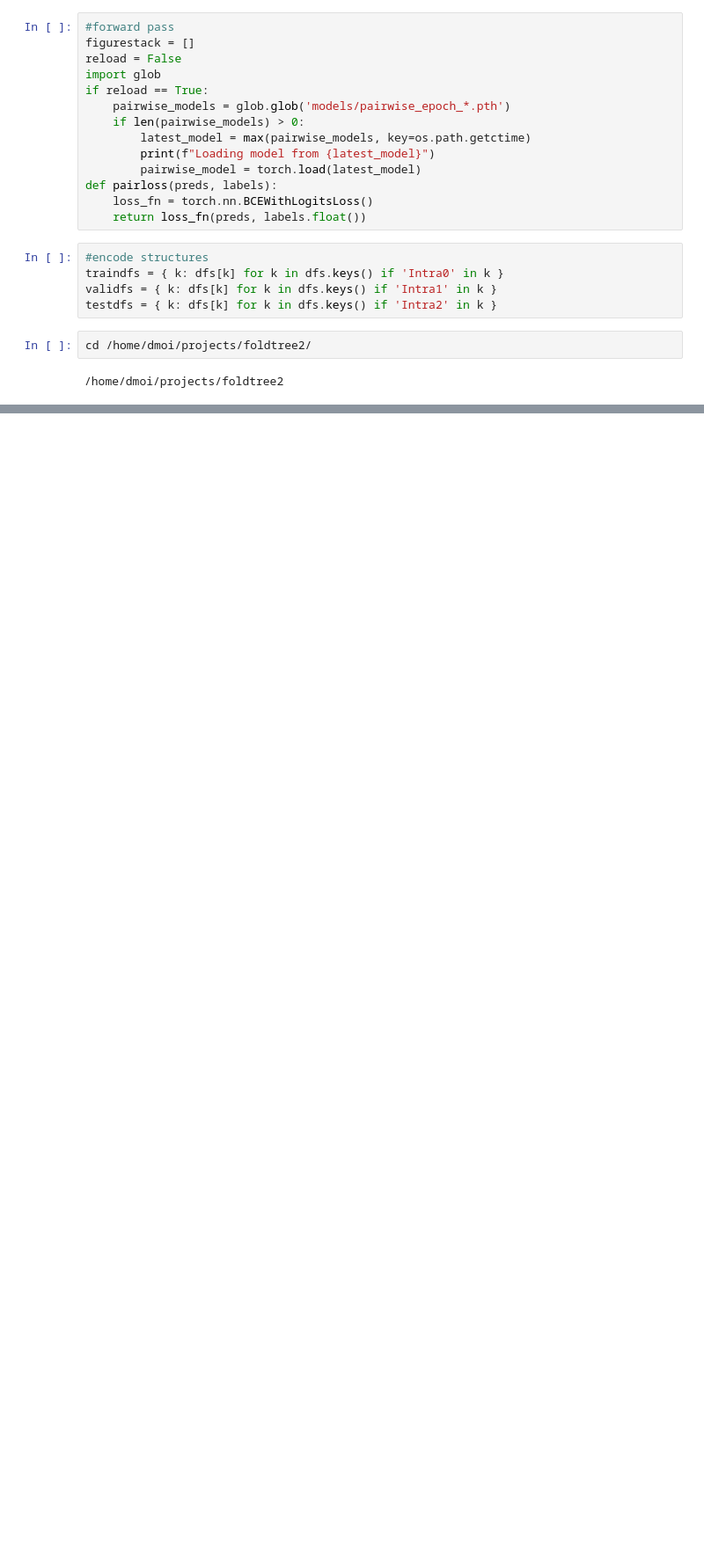
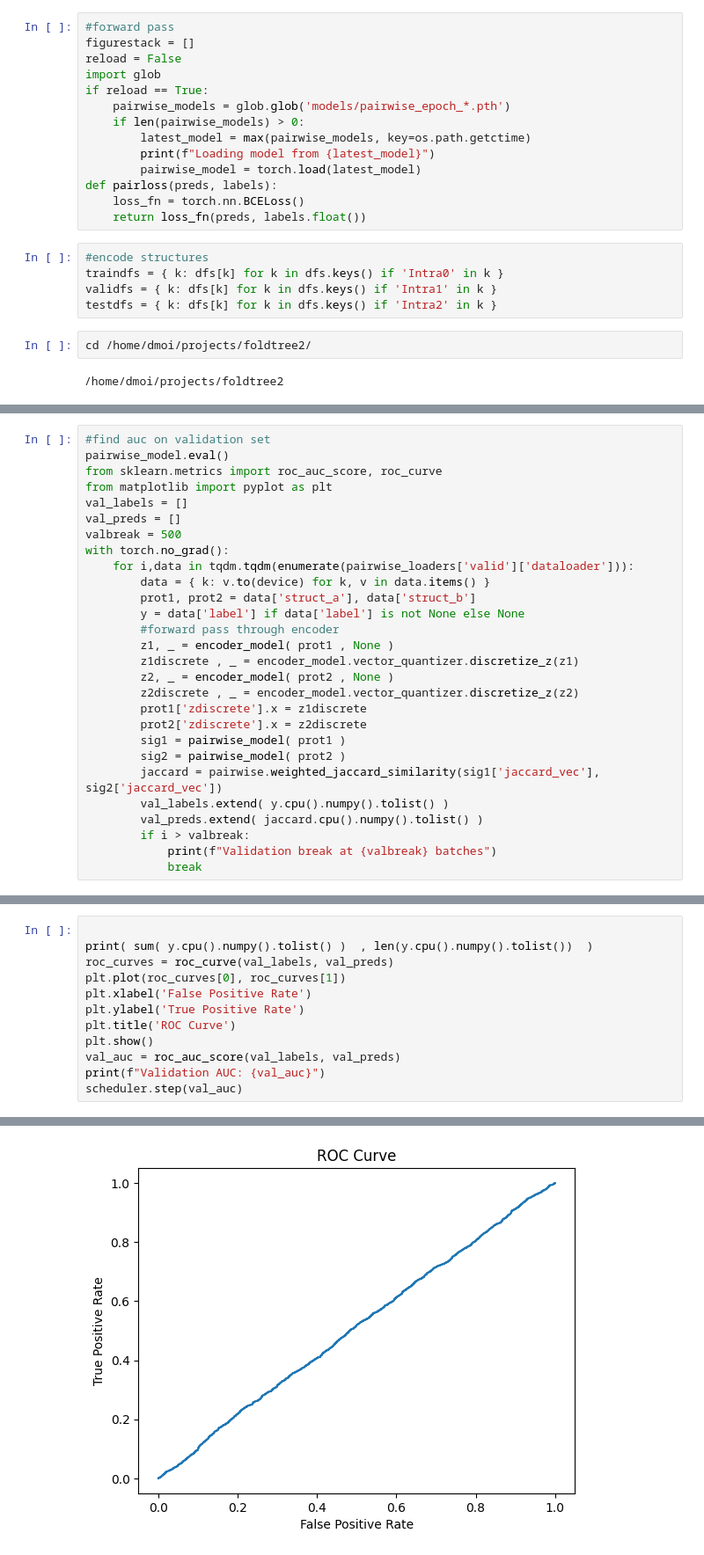
Before and after one commit to DessimozLab/foldtree2, a Jupyter notebook: foldtree2/notebooks/complexes/simple_pairwise.ipynb, the cells around one changed output, grey strips where cells are left out. Shown at 88% size. Cells and saved outputs as stored; diff of their text form; blank space fills up the shorter version.

Commit message:
pairwise training working mk4

```diff
--- a/foldtree2/notebooks/complexes/simple_pairwise.ipynb
+++ b/foldtree2/notebooks/complexes/simple_pairwise.ipynb
@@ -434,7 +351,7 @@ if reload == True:
 		print(f"Loading model from {latest_model}")
 		pairwise_model = torch.load(latest_model)
 def pairloss(preds, labels):
-	loss_fn = torch.nn.BCEWithLogitsLoss()
+	loss_fn = torch.nn.BCELoss()
 	return loss_fn(preds, labels.float())
 # %%
 #encode structures
@@ -534,0 +482,28 @@ for epoch in range(1, max_epochs + 1):
+# %%
+#find auc on validation set
+pairwise_model.eval()
+from sklearn.metrics import roc_auc_score, roc_curve
+from matplotlib import pyplot as plt
+val_labels = []
+val_preds = []
+valbreak = 500
+with torch.no_grad():
+	for i,data in tqdm.tqdm(enumerate(pairwise_loaders['valid']['dataloader'])):
+		data = { k: v.to(device) for k, v in data.items() }
+		prot1, prot2 = data['struct_a'], data['struct_b']
+		y = data['label'] if data['label'] is not None else None
+		#forward pass through encoder
+		z1, _ = encoder_model( prot1 , None )
+		z1discrete , _ = encoder_model.vector_quantizer.discretize_z(z1)
+		z2, _ = encoder_model( prot2 , None )
+		z2discrete , _ = encoder_model.vector_quantizer.discretize_z(z2)
+		prot1['zdiscrete'].x = z1discrete
+		prot2['zdiscrete'].x = z2discrete
+		sig1 = pairwise_model( prot1 )
+		sig2 = pairwise_model( prot2 )
+		jaccard = pairwise.weighted_jaccard_similarity(sig1['jaccard_vec'], sig2['jaccard_vec'])
+		val_labels.extend( y.cpu().numpy().tolist() )
+		val_preds.extend( jaccard.cpu().numpy().tolist() )
+		if i > valbreak:
+			print(f"Validation break at {valbreak} batches")
+			break
@@ -534,0 +530,13 @@ for epoch in range(1, max_epochs + 1):
+# %%
+
+print( sum( y.cpu().numpy().tolist() )  , len(y.cpu().numpy().tolist())  )
+roc_curves = roc_curve(val_labels, val_preds)
+plt.plot(roc_curves[0], roc_curves[1])
+plt.xlabel('False Positive Rate')
+plt.ylabel('True Positive Rate')
+plt.title('ROC Curve')
+plt.show()
+val_auc = roc_auc_score(val_labels, val_preds)
+print(f"Validation AUC: {val_auc}")
+scheduler.step(val_auc)
+# %% [output]
@@ -534,0 +544 @@ for epoch in range(1, max_epochs + 1):
+[figure, added]
```
Also changed, not shown: parts of 18 cells of this notebook, 3 other files.
